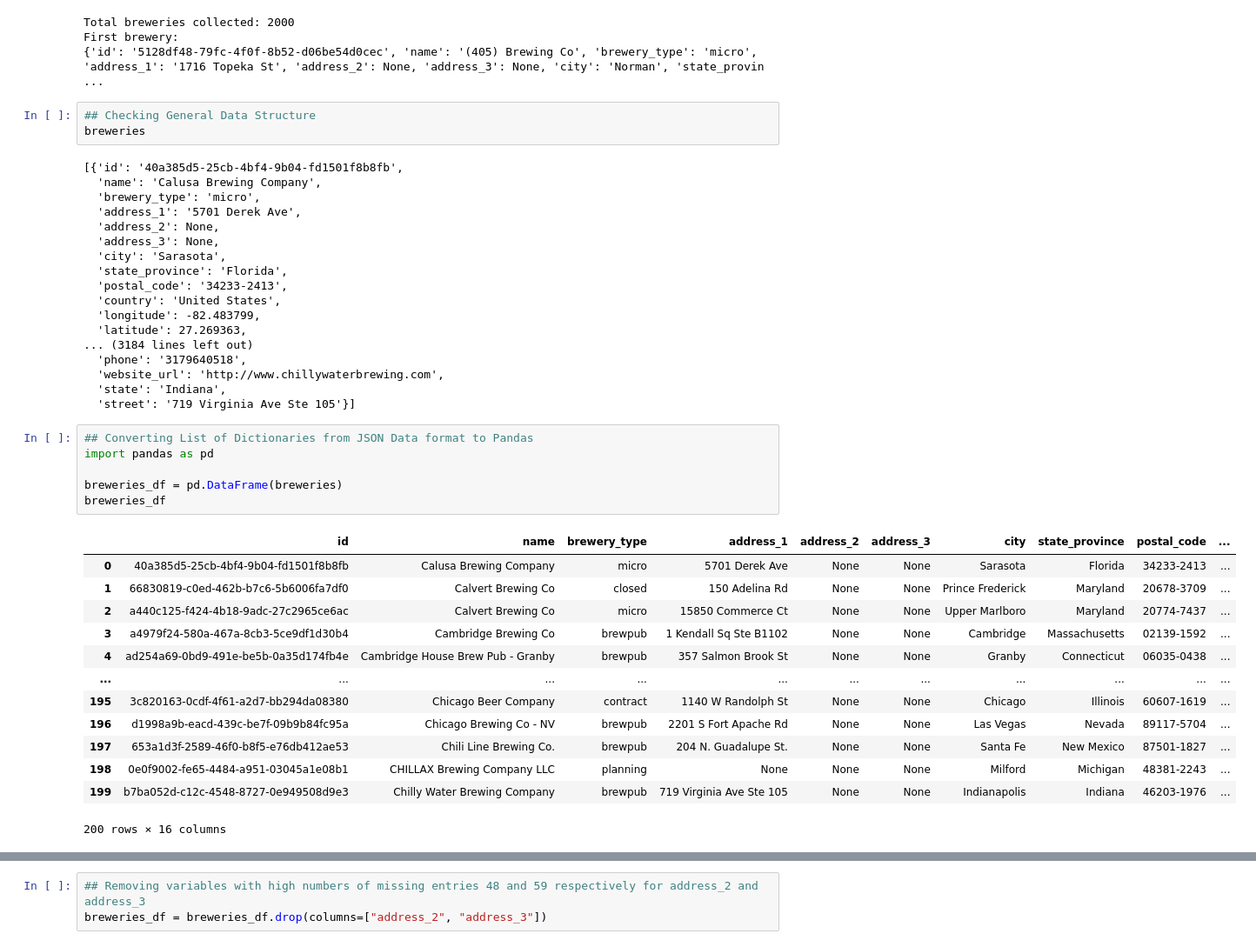
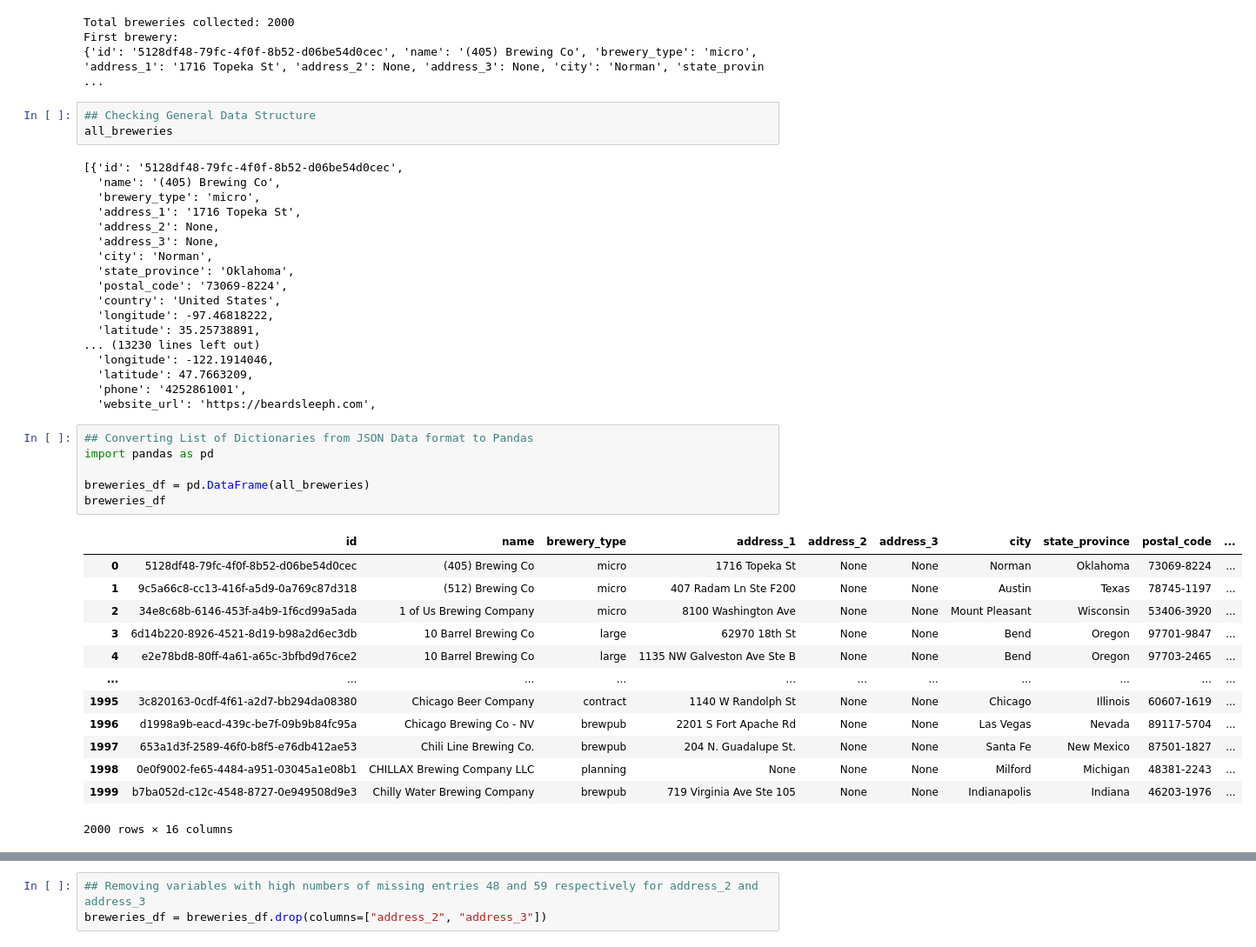
Before and after one commit to pangolla/Spatial-Temporal-Modeling-using-Panel-Time-Series-Modeling-Beer-Production-and-Economic-Perfromance-, a Jupyter notebook: Practicum_1_Final.ipynb, the cells around one changed output, grey strips where cells are left out. Shown at 87% size. Drawn from its saved outputs; the diff is of its cells as text.

```diff
--- a/Practicum_1_Final.ipynb
+++ b/Practicum_1_Final.ipynb
@@ -34,45 +36,45 @@ First brewery:
 {'id': '5128df48-79fc-4f0f-8b52-d06be54d0cec', 'name': '(405) Brewing Co', 'brewery_type': 'micro', 'address_1': '1716 Topeka St', 'address_2': None, 'address_3': None, 'city': 'Norman', 'state_provin ...
 # %%
 ## Checking General Data Structure
-breweries
+all_breweries
 # %% [output]
-[{'id': '40a385d5-25cb-4bf4-9b04-fd1501f8b8fb',
-  'name': 'Calusa Brewing Company',
+[{'id': '5128df48-79fc-4f0f-8b52-d06be54d0cec',
+  'name': '(405) Brewing Co',
   'brewery_type': 'micro',
-  'address_1': '5701 Derek Ave',
+  'address_1': '1716 Topeka St',
   'address_2': None,
   'address_3': None,
-  'city': 'Sarasota',
-  'state_province': 'Florida',
-  'postal_code': '34233-2413',
+  'city': 'Norman',
+  'state_province': 'Oklahoma',
+  'postal_code': '73069-8224',
   'country': 'United States',
-  'longitude': -82.483799,
-  'latitude': 27.269363,
-... (3184 lines left out)
-  'phone': '3179640518',
-  'website_url': 'http://www.chillywaterbrewing.com',
-  'state': 'Indiana',
-  'street': '719 Virginia Ave Ste 105'}]
+  'longitude': -97.46818222,
+  'latitude': 35.25738891,
+... (13230 lines left out)
+  'longitude': -122.1914046,
+  'latitude': 47.7663209,
+  'phone': '4252861001',
+  'website_url': 'https://beardsleeph.com',
 # %%
 ## Converting List of Dictionaries from JSON Data format to Pandas
 import pandas as pd
 
-breweries_df = pd.DataFrame(breweries)
+breweries_df = pd.DataFrame(all_breweries)
 breweries_df
 # %% [output]
 |  | id | name | brewery_type | address_1 | address_2 | address_3 | city | state_province | postal_code | ... |
-| 0 | 40a385d5-25cb-4bf4-9b04-fd1501f8b8fb | Calusa Brewing Company | micro | 5701 Derek Ave | None | None | Sarasota | Florida | 34233-2413 | ... |
-| 1 | 66830819-c0ed-462b-b7c6-5b6006fa7df0 | Calvert Brewing Co | closed | 150 Adelina Rd | None | None | Prince Frederick | Maryland | 20678-3709 | ... |
-| 2 | a440c125-f424-4b18-9adc-27c2965ce6ac | Calvert Brewing Co | micro | 15850 Commerce Ct | None | None | Upper Marlboro | Maryland | 20774-7437 | ... |
-| 3 | a4979f24-580a-467a-8cb3-5ce9df1d30b4 | Cambridge Brewing Co | brewpub | 1 Kendall Sq Ste B1102 | None | None | Cambridge | Massachusetts | 02139-1592 | ... |
-| 4 | ad254a69-0bd9-491e-be5b-0a35d174fb4e | Cambridge House Brew Pub - Granby | brewpub | 357 Salmon Brook St | None | None | Granby | Connecticut | 06035-0438 | ... |
+| 0 | 5128df48-79fc-4f0f-8b52-d06be54d0cec | (405) Brewing Co | micro | 1716 Topeka St | None | None | Norman | Oklahoma | 73069-8224 | ... |
+| 1 | 9c5a66c8-cc13-416f-a5d9-0a769c87d318 | (512) Brewing Co | micro | 407 Radam Ln Ste F200 | None | None | Austin | Texas | 78745-1197 | ... |
+| 2 | 34e8c68b-6146-453f-a4b9-1f6cd99a5ada | 1 of Us Brewing Company | micro | 8100 Washington Ave | None | None | Mount Pleasant | Wisconsin | 53406-3920 | ... |
+| 3 | 6d14b220-8926-4521-8d19-b98a2d6ec3db | 10 Barrel Brewing Co | large | 62970 18th St | None | None | Bend | Oregon | 97701-9847 | ... |
+| 4 | e2e78bd8-80ff-4a61-a65c-3bfbd9d76ce2 | 10 Barrel Brewing Co | large | 1135 NW Galveston Ave Ste B | None | None | Bend | Oregon | 97703-2465 | ... |
 | ... | ... | ... | ... | ... | ... | ... | ... | ... | ... | ... |
-| 195 | 3c820163-0cdf-4f61-a2d7-bb294da08380 | Chicago Beer Company | contract | 1140 W Randolph St | None | None | Chicago | Illinois | 60607-1619 | ... |
-| 196 | d1998a9b-eacd-439c-be7f-09b9b84fc95a | Chicago Brewing Co - NV | brewpub | 2201 S Fort Apache Rd | None | None | Las Vegas | Nevada | 89117-5704 | ... |
-| 197 | 653a1d3f-2589-46f0-b8f5-e76db412ae53 | Chili Line Brewing Co. | brewpub | 204 N. Guadalupe St. | None | None | Santa Fe | New Mexico | 87501-1827 | ... |
-| 198 | 0e0f9002-fe65-4484-a951-03045a1e08b1 | CHILLAX Brewing Company LLC | planning | None | None | None | Milford | Michigan | 48381-2243 | ... |
-| 199 | b7ba052d-c12c-4548-8727-0e949508d9e3 | Chilly Water Brewing Company | brewpub | 719 Virginia Ave Ste 105 | None | None | Indianapolis | Indiana | 46203-1976 | ... |
+| 1995 | 3c820163-0cdf-4f61-a2d7-bb294da08380 | Chicago Beer Company | contract | 1140 W Randolph St | None | None | Chicago | Illinois | 60607-1619 | ... |
+| 1996 | d1998a9b-eacd-439c-be7f-09b9b84fc95a | Chicago Brewing Co - NV | brewpub | 2201 S Fort Apache Rd | None | None | Las Vegas | Nevada | 89117-5704 | ... |
+| 1997 | 653a1d3f-2589-46f0-b8f5-e76db412ae53 | Chili Line Brewing Co. | brewpub | 204 N. Guadalupe St. | None | None | Santa Fe | New Mexico | 87501-1827 | ... |
+| 1998 | 0e0f9002-fe65-4484-a951-03045a1e08b1 | CHILLAX Brewing Company LLC | planning | None | None | None | Milford | Michigan | 48381-2243 | ... |
+| 1999 | b7ba052d-c12c-4548-8727-0e949508d9e3 | Chilly Water Brewing Company | brewpub | 719 Virginia Ave Ste 105 | None | None | Indianapolis | Indiana | 46203-1976 | ... |
-200 rows × 16 columns
+2000 rows × 16 columns
 # %%
 ## Checking for missing entries
 breweries_df.isnull().sum()
```
Also changed, not shown: parts of 42 cells of this notebook.
